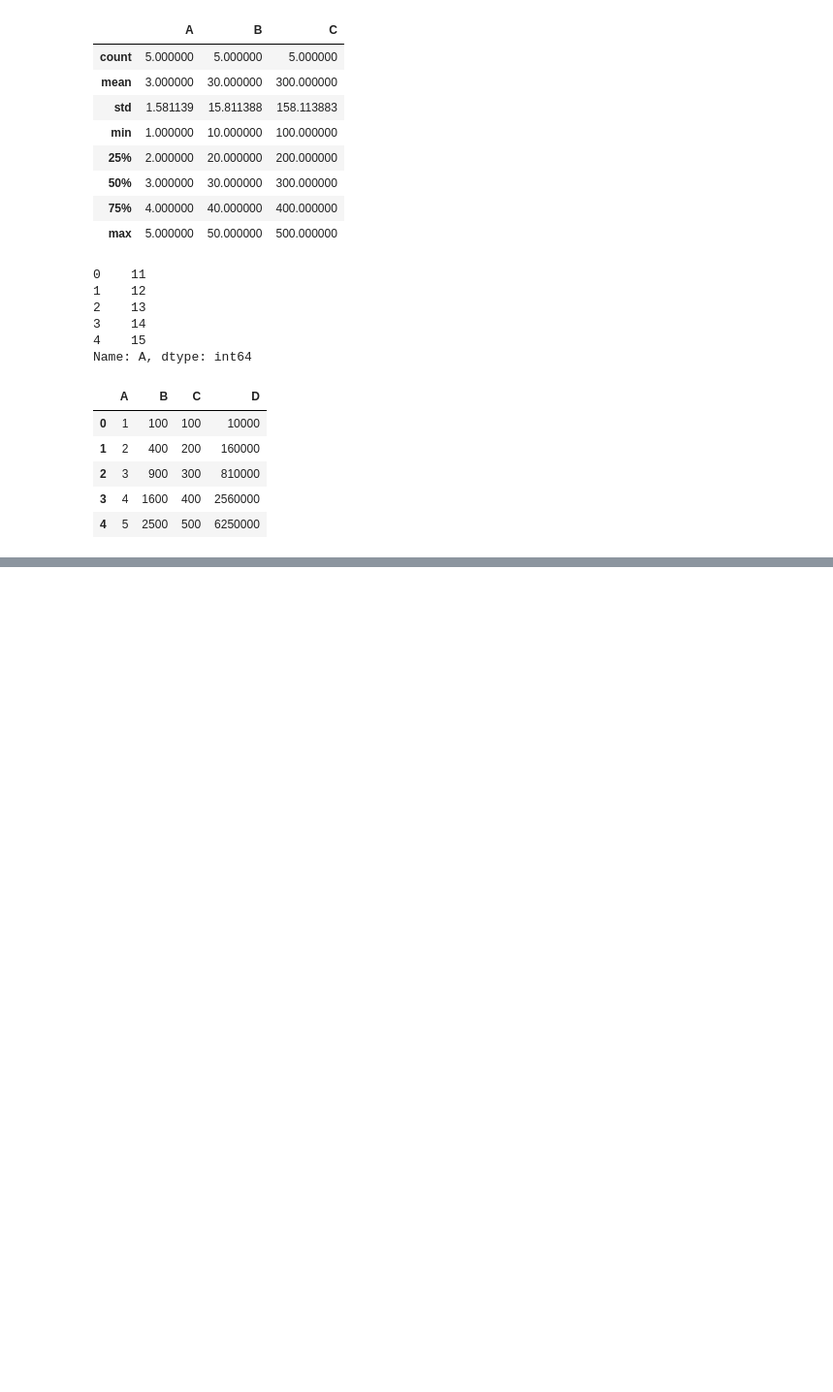
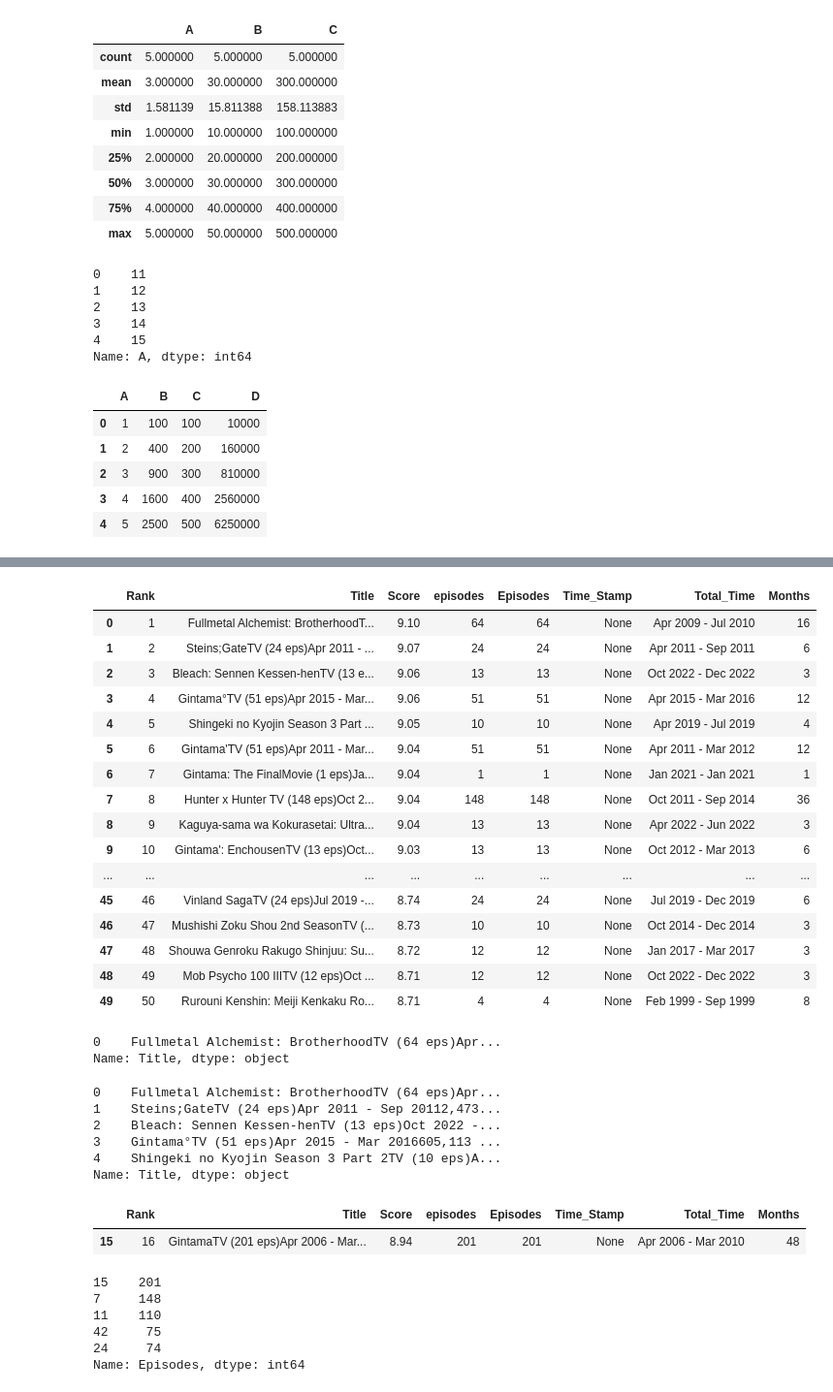
Before and after one commit to sumeetkolekarr/Learn-Python-Libraries, a Jupyter notebook: Pandas/Untitled.ipynb, the cells around one changed output, grey strips where cells are left out. Shown: that part at 97% size. Cells and saved outputs as stored; diff of their text form; code cells hidden in the pictures; blank space fills up the shorter version.

```diff
--- a/Pandas/Untitled.ipynb
+++ b/Pandas/Untitled.ipynb
@@ -603,0 +644,2 @@ df1
+# %%
+df['Episodes'] = df['Episodes'].astype(int)
@@ -603,0 +648,10 @@ df1
+# %%
+def extraction_time(txt):
+    tp = ""
+    for i in range(len(txt)):
+        if txt[i] == ')':
+            for j in range(i + 1, i + 20):
+                tp += txt[j]
+            return tp
+# %%
+df['Total_Time'] = df['Title'].apply(extraction_time)
@@ -603,0 +667,67 @@ df1
+# %%
+from dateutil.relativedelta import relativedelta
+from datetime import datetime
+
+def calculate_total_months(period):
+    try:
+        start_str, end_str = period.split(' - ')
+        start_date = datetime.strptime(start_str, '%b %Y')
+        end_date = datetime.strptime(end_str, '%b %Y')
+        r = relativedelta(end_date, start_date)
+        return r.years * 12 + r.months + 1  # +1 to include the starting month
+    except:
+        return None
+
+df['Months'] = df['Total_Time'].apply(calculate_total_months)
+# %%
+df
+# %% [output]
+|  | Rank | Title | Score | episodes | Episodes | Time_Stamp | Total_Time | Months |
+| 0 | 1 | Fullmetal Alchemist: BrotherhoodT... | 9.10 | 64 | 64 | None | Apr 2009 - Jul 2010 | 16 |
+| 1 | 2 | Steins;GateTV (24 eps)Apr 2011 - ... | 9.07 | 24 | 24 | None | Apr 2011 - Sep 2011 | 6 |
+| 2 | 3 | Bleach: Sennen Kessen-henTV (13 e... | 9.06 | 13 | 13 | None | Oct 2022 - Dec 2022 | 3 |
+| 3 | 4 | Gintama°TV (51 eps)Apr 2015 - Mar... | 9.06 | 51 | 51 | None | Apr 2015 - Mar 2016 | 12 |
+| 4 | 5 | Shingeki no Kyojin Season 3 Part ... | 9.05 | 10 | 10 | None | Apr 2019 - Jul 2019 | 4 |
+| 5 | 6 | Gintama'TV (51 eps)Apr 2011 - Mar... | 9.04 | 51 | 51 | None | Apr 2011 - Mar 2012 | 12 |
+| 6 | 7 | Gintama: The FinalMovie (1 eps)Ja... | 9.04 | 1 | 1 | None | Jan 2021 - Jan 2021 | 1 |
+| 7 | 8 | Hunter x Hunter TV (148 eps)Oct 2... | 9.04 | 148 | 148 | None | Oct 2011 - Sep 2014 | 36 |
+| 8 | 9 | Kaguya-sama wa Kokurasetai: Ultra... | 9.04 | 13 | 13 | None | Apr 2022 - Jun 2022 | 3 |
+| 9 | 10 | Gintama': EnchousenTV (13 eps)Oct... | 9.03 | 13 | 13 | None | Oct 2012 - Mar 2013 | 6 |
+| ... | ... | ... | ... | ... | ... | ... | ... | ... |
+| 45 | 46 | Vinland SagaTV (24 eps)Jul 2019 -... | 8.74 | 24 | 24 | None | Jul 2019 - Dec 2019 | 6 |
+| 46 | 47 | Mushishi Zoku Shou 2nd SeasonTV (... | 8.73 | 10 | 10 | None | Oct 2014 - Dec 2014 | 3 |
+| 47 | 48 | Shouwa Genroku Rakugo Shinjuu: Su... | 8.72 | 12 | 12 | None | Jan 2017 - Mar 2017 | 3 |
+| 48 | 49 | Mob Psycho 100 IIITV (12 eps)Oct ... | 8.71 | 12 | 12 | None | Oct 2022 - Dec 2022 | 3 |
+| 49 | 50 | Rurouni Kenshin: Meiji Kenkaku Ro... | 8.71 | 4 | 4 | None | Feb 1999 - Sep 1999 | 8 |
+# %%
+# Which Anime has the highest score
+df[df['Score'] == df['Score'].max()]['Title']
+# %% [output]
+0    Fullmetal Alchemist: BrotherhoodTV (64 eps)Apr...
+Name: Title, dtype: object
+# %%
+# Top 5 Highest Scoring Anime
+df['Title'].head()
+# %% [output]
+0    Fullmetal Alchemist: BrotherhoodTV (64 eps)Apr...
+1    Steins;GateTV (24 eps)Apr 2011 - Sep 20112,473...
+2    Bleach: Sennen Kessen-henTV (13 eps)Oct 2022 -...
+3    Gintama°TV (51 eps)Apr 2015 - Mar 2016605,113 ...
+4    Shingeki no Kyojin Season 3 Part 2TV (10 eps)A...
+Name: Title, dtype: object
+# %%
+# Anime with the highest episode count
+df[df['Episodes'] == df['Episodes'].max()]
+# %% [output]
+|  | Rank | Title | Score | episodes | Episodes | Time_Stamp | Total_Time | Months |
+| 15 | 16 | GintamaTV (201 eps)Apr 2006 - Mar... | 8.94 | 201 | 201 | None | Apr 2006 - Mar 2010 | 48 |
+# %%
+# Top 5 Highest Episode Count
+df['Episodes'].nlargest(5)
+# %% [output]
+15    201
+7     148
+11    110
+42     75
+24     74
+Name: Episodes, dtype: int64
```
Also changed, not shown: parts of 10 cells of this notebook, 1 other file.
